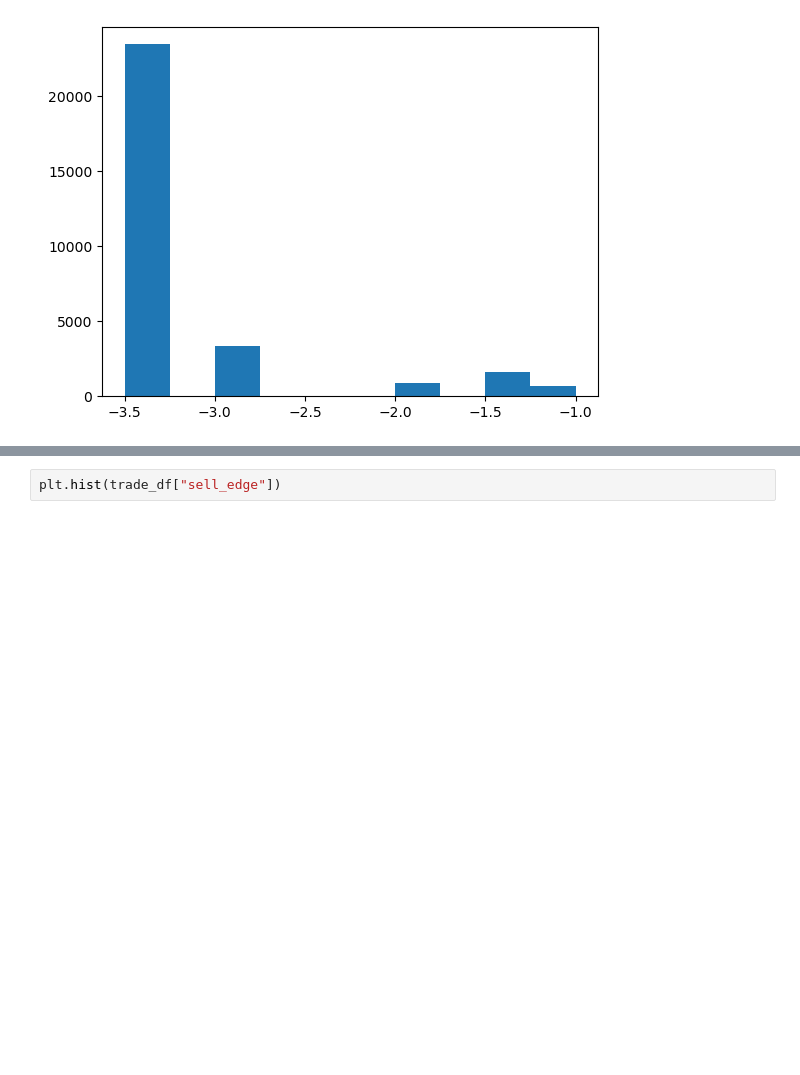
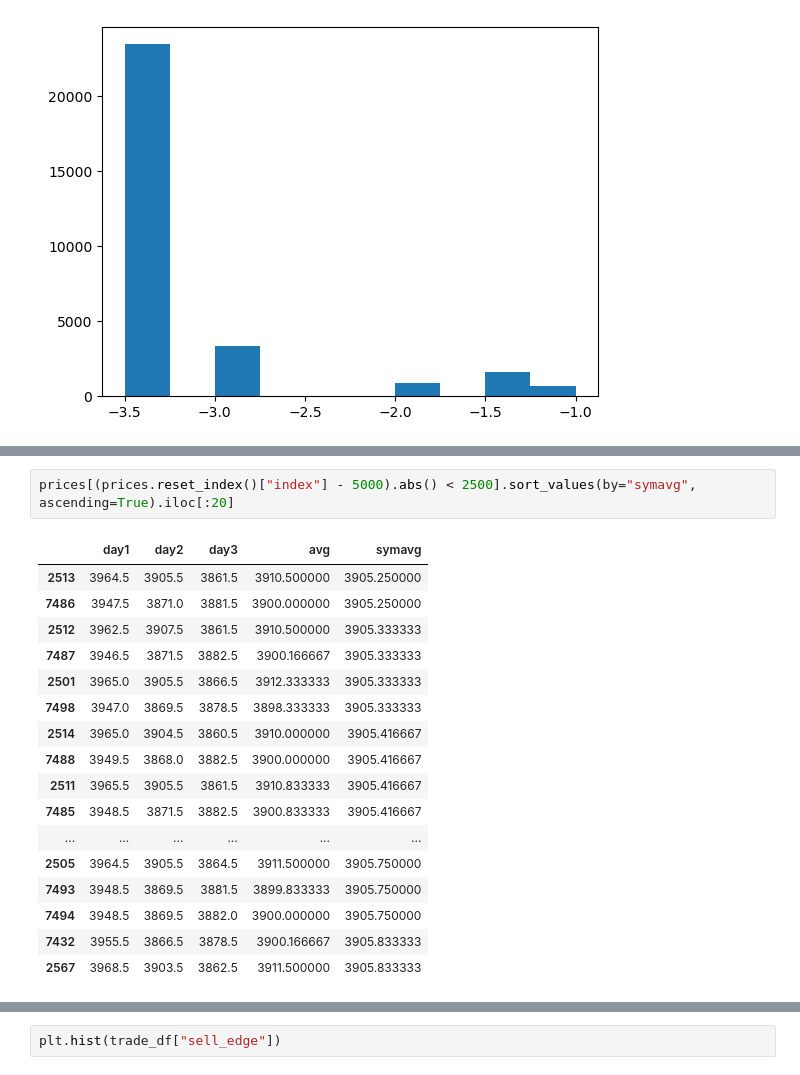
Before and after one commit to rzhan11/IMCTradingComp23, a Jupyter notebook: nbs/stats learning-round3.ipynb, the cells around one changed output, grey strips where cells are left out. Drawn from its saved outputs; the diff is of its cells as text; blank space fills up the shorter version.

```diff
--- a/nbs/stats learning-round3.ipynb
+++ b/nbs/stats learning-round3.ipynb
@@ -667,0 +840,20 @@ plt.show()
+# %%
+prices[(prices.reset_index()["index"] - 5000).abs() < 2500].sort_values(by="symavg", ascending=True).iloc[:20]
+# %% [output]
+|  | day1 | day2 | day3 | avg | symavg |
+| 2513 | 3964.5 | 3905.5 | 3861.5 | 3910.500000 | 3905.250000 |
+| 7486 | 3947.5 | 3871.0 | 3881.5 | 3900.000000 | 3905.250000 |
+| 2512 | 3962.5 | 3907.5 | 3861.5 | 3910.500000 | 3905.333333 |
+| 7487 | 3946.5 | 3871.5 | 3882.5 | 3900.166667 | 3905.333333 |
+| 2501 | 3965.0 | 3905.5 | 3866.5 | 3912.333333 | 3905.333333 |
+| 7498 | 3947.0 | 3869.5 | 3878.5 | 3898.333333 | 3905.333333 |
+| 2514 | 3965.0 | 3904.5 | 3860.5 | 3910.000000 | 3905.416667 |
+| 7488 | 3949.5 | 3868.0 | 3882.5 | 3900.000000 | 3905.416667 |
+| 2511 | 3965.5 | 3905.5 | 3861.5 | 3910.833333 | 3905.416667 |
+| 7485 | 3948.5 | 3871.5 | 3882.5 | 3900.833333 | 3905.416667 |
+| ... | ... | ... | ... | ... | ... |
+| 2505 | 3964.5 | 3905.5 | 3864.5 | 3911.500000 | 3905.750000 |
+| 7493 | 3948.5 | 3869.5 | 3881.5 | 3899.833333 | 3905.750000 |
+| 7494 | 3948.5 | 3869.5 | 3882.0 | 3900.000000 | 3905.750000 |
+| 7432 | 3955.5 | 3866.5 | 3878.5 | 3900.166667 | 3905.833333 |
+| 2567 | 3968.5 | 3903.5 | 3862.5 | 3911.500000 | 3905.833333 |
```
Also changed, not shown: parts of 32 cells of this notebook, 5 other files.
